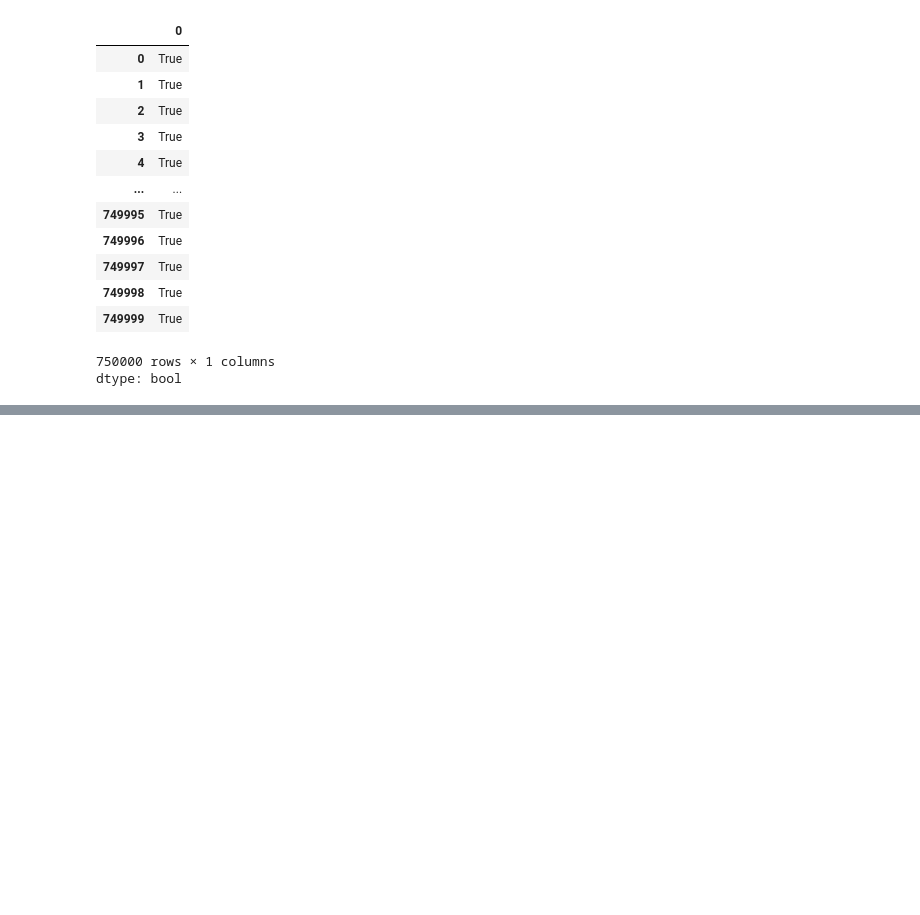
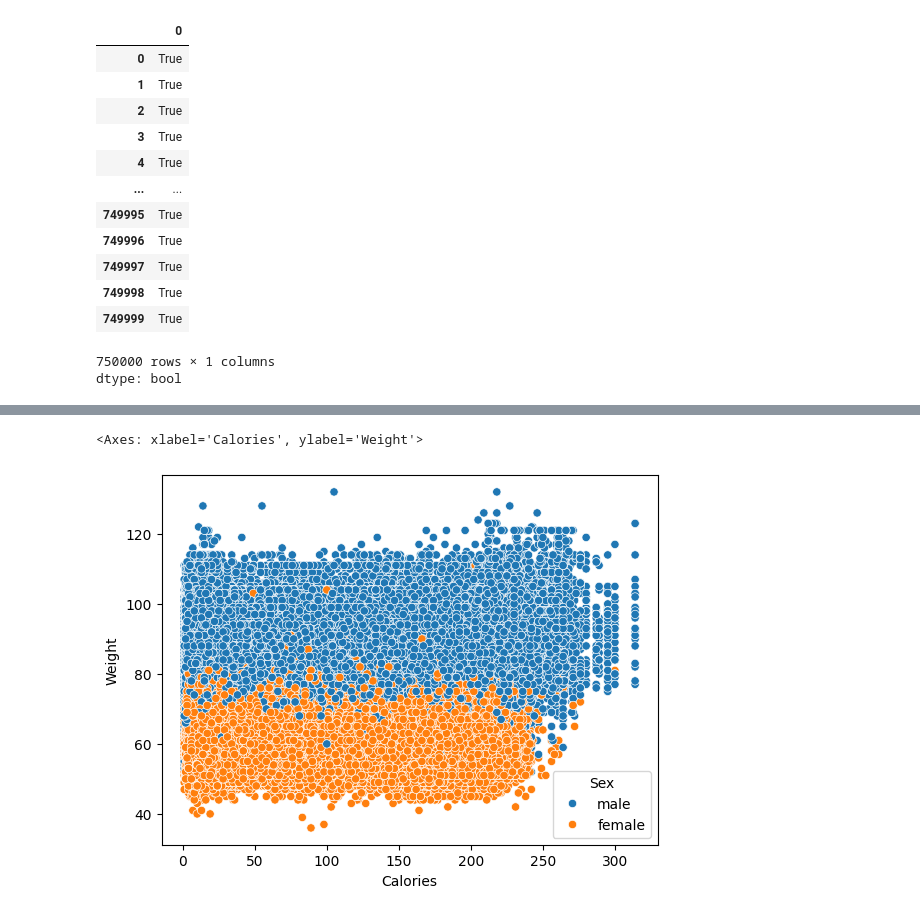
Before and after one commit to Abu-Taher01/Predict-Calorie-Expenditure, a Jupyter notebook: Welcome_To_Colab.ipynb, the cells around one changed output, grey strips where cells are left out. Drawn from its saved outputs; the diff is of its cells as text; code cells hidden in the pictures; blank space fills up the shorter version.

```diff
--- a/Welcome_To_Colab.ipynb
+++ b/Welcome_To_Colab.ipynb
@@ -213,0 +229,5 @@ clean_df.drop('id',axis=1)
+# %%
+sns.scatterplot(train_df,x='Calories',y='Weight',hue='Sex')
+# %% [output]
+<Axes: xlabel='Calories', ylabel='Weight'>
+[figure, added]
```
Also changed, not shown: parts of 3 cells of this notebook.
